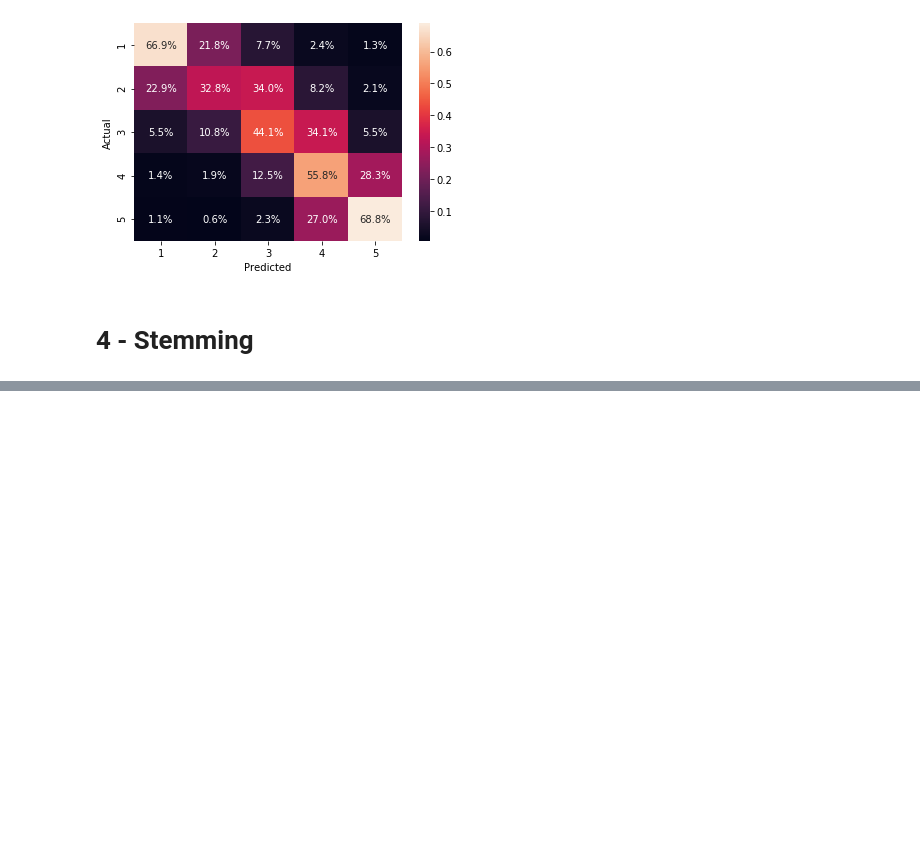
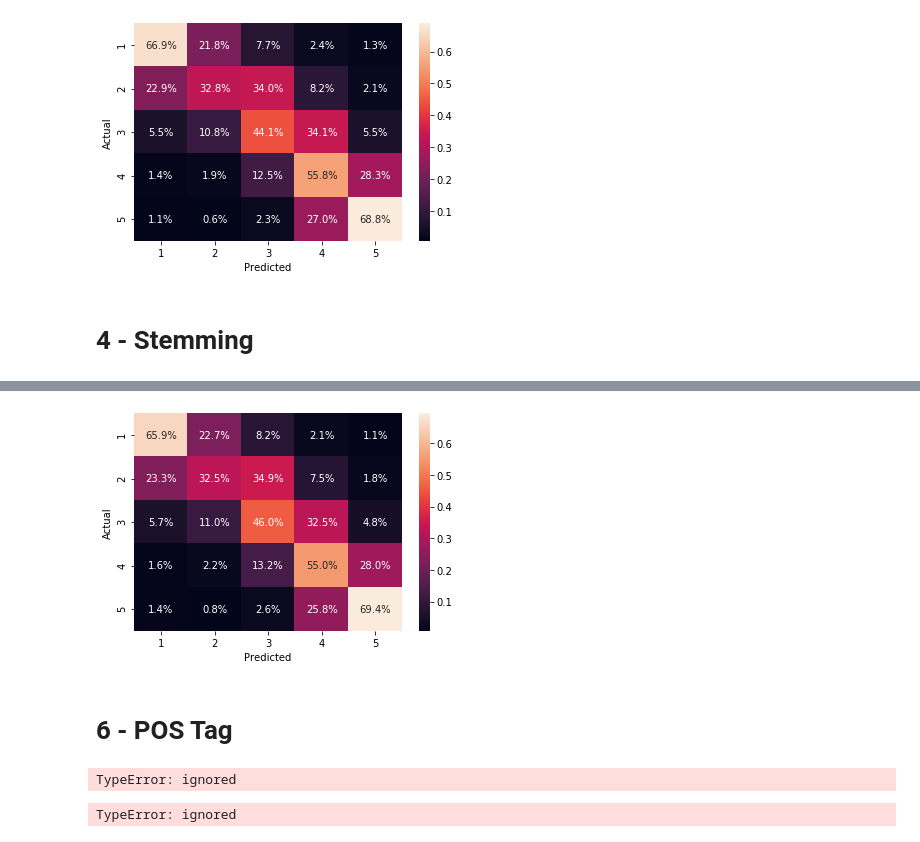
Before and after one commit to david-siqi-liu/yelp-sentiment-analysis, a Jupyter notebook: notebooks/tests_pre-processing.ipynb, the cells around one changed output, grey strips where cells are left out. Drawn from its saved outputs; the diff is of its cells as text; code cells hidden in the pictures; blank space fills up the shorter version.

```diff
--- a/notebooks/tests_pre-processing.ipynb
+++ b/notebooks/tests_pre-processing.ipynb
@@ -469,0 +507,10 @@ visualization.confusion_heat_map(y_test,
+# %%
+def lemmatized_words(doc):
+    return (lemmer.lemmatize(w, "v") for w in analyzer_lemmer(doc))
+# %%
+lemmatization = Pipeline([
+    ('vect', CountVectorizer(analyzer=lemmatized_words)),
+    ('nb', MultinomialNB())
+])
+# %%
+lemmatization.fit(X_train, y_train)
@@ -469,0 +548,2 @@ visualization.confusion_heat_map(y_test,
+# %%
+y_test_pred_lemmatization = lemmatization.predict(X_test)
@@ -469,0 +564,23 @@ visualization.confusion_heat_map(y_test,
+# %%
+visualization.confusion_heat_map(y_test,
+                                 y_test_pred_lemmatization,
+                                 normalize='true',
+                                 fmt='.1%',
+                                 labels=set(y_test))
+# %% [output]
+[figure, added]
+# %% [markdown]
+# 6 - POS Tag
+# %%
+tagger = pos_tag()
+analyzer_tagger = CountVectorizer().build_analyzer()
+# %% [output]
+TypeError: ignored
+# %%
+pos = Pipeline([
+    ('vect', CountVectorizer()),
+    ('pos', pos_tag())
+    ('nb', MultinomialNB())
+])
+# %% [output]
+TypeError: ignored
```
Also changed, not shown: parts of 28 cells of this notebook, 2 other files.
